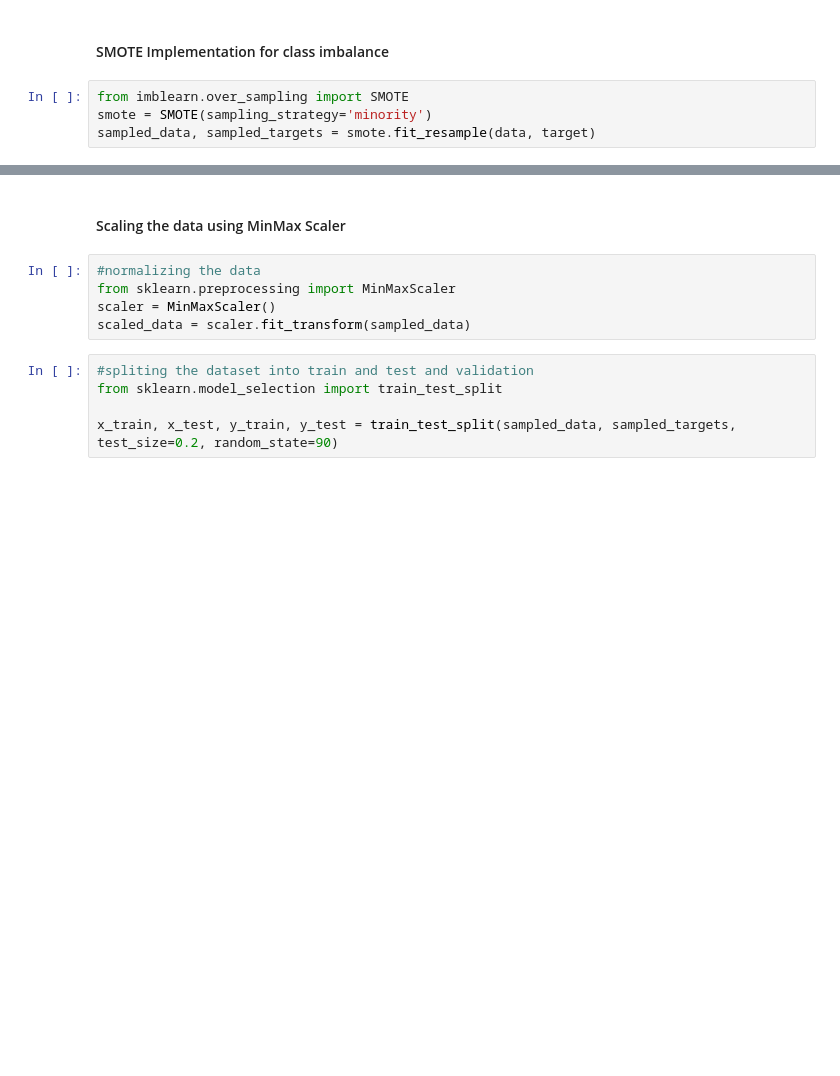
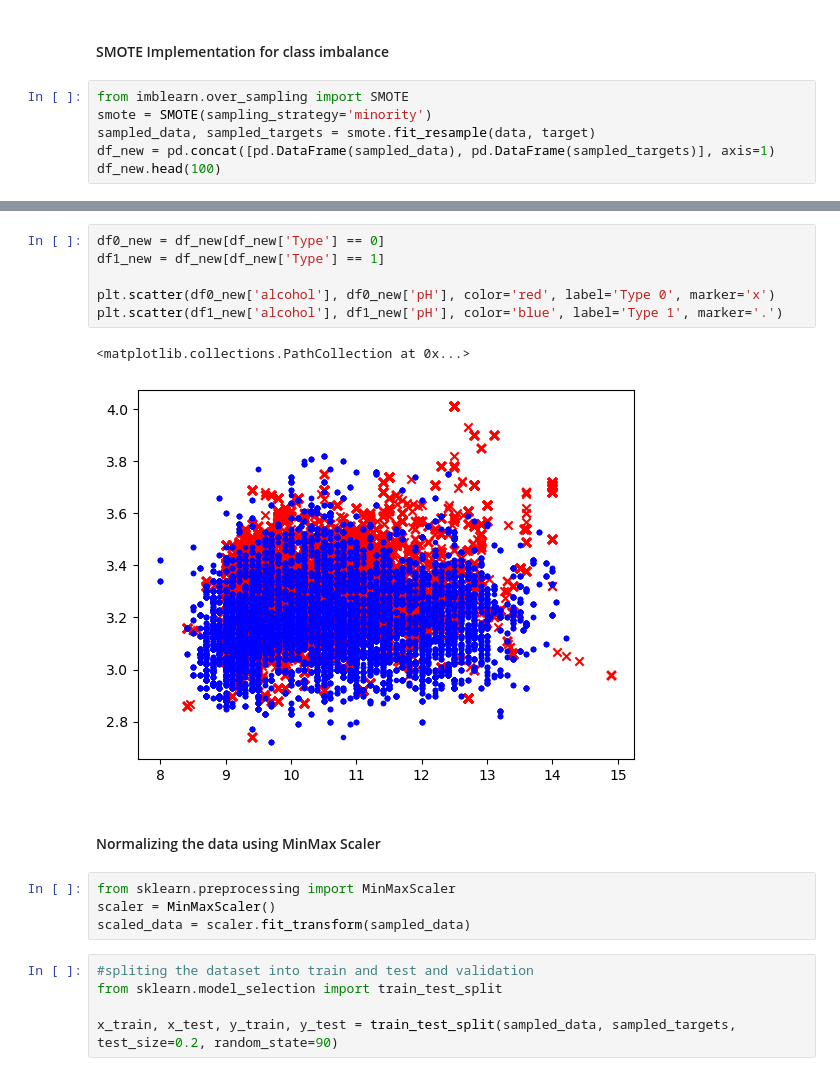
Before and after one commit to ThamodG/aiallianz, a Jupyter notebook: week1.ipynb, the cells around one changed output, grey strips where cells are left out. Cells and saved outputs as stored; diff of their text form; blank space fills up the shorter version.

```diff
--- a/week1.ipynb
+++ b/week1.ipynb
@@ -158,3 +170,5 @@ In this case, there is a class imbalance. The white wine class is the majority c
 from imblearn.over_sampling import SMOTE
 smote = SMOTE(sampling_strategy='minority')
 sampled_data, sampled_targets = smote.fit_resample(data, target)
+df_new = pd.concat([pd.DataFrame(sampled_data), pd.DataFrame(sampled_targets)], axis=1)
+df_new.head(100)
@@ -161,7 +189,15 @@ sampled_data, sampled_targets = smote.fit_resample(data, target)
+# %%
+df0_new = df_new[df_new['Type'] == 0]
+df1_new = df_new[df_new['Type'] == 1]
+
+plt.scatter(df0_new['alcohol'], df0_new['pH'], color='red', label='Type 0', marker='x')
+plt.scatter(df1_new['alcohol'], df1_new['pH'], color='blue', label='Type 1', marker='.')
+# %% [output]
+<matplotlib.collections.PathCollection at 0x...>
+[figure, added]
 # %% [markdown]
-#### Scaling the data using MinMax Scaler
+#### Normalizing the data using MinMax Scaler
 # %%
-#normalizing the data
 from sklearn.preprocessing import MinMaxScaler
 scaler = MinMaxScaler()
 scaled_data = scaler.fit_transform(sampled_data)
```
Also changed, not shown: parts of 36 cells of this notebook, 1 other file.
